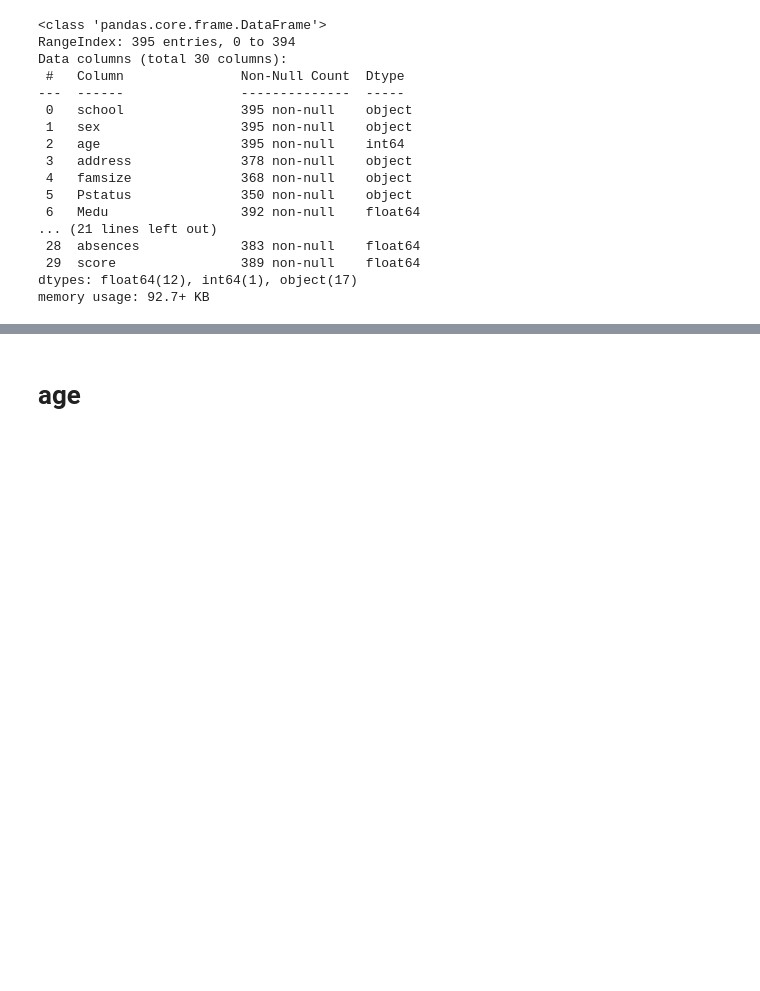
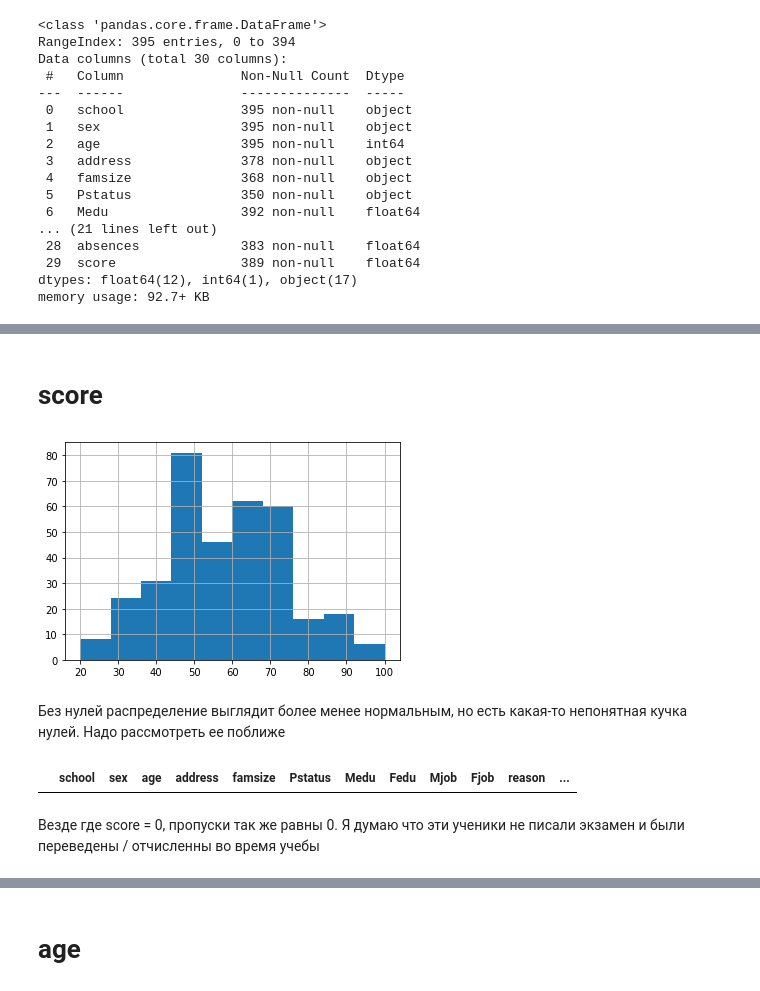
Before and after one commit to HeySlava/projects, a Jupyter notebook: module_2/Разведовательный анализ данных.ipynb, the cells around one changed output, grey strips where cells are left out. Drawn from its saved outputs; the diff is of its cells as text; code cells hidden in the pictures; blank space fills up the shorter version.

```diff
--- a/module_2/Разведовательный анализ данных.ipynb
+++ b/module_2/Разведовательный анализ данных.ipynb
@@ -134,0 +156,15 @@ memory usage: 92.7+ KB
+# %% [markdown]
+# score
+# %%
+stud.score.hist()
+plt.show()
+# %% [output]
+[figure, added]
+# %% [markdown]
+Без нулей распределение выглядит более менее нормальным, но есть какая-то непонятная кучка нулей. Надо рассмотреть ее поближе
+# %%
+stud[stud.score == 0]
+# %% [output]
+|  | school | sex | age | address | famsize | Pstatus | Medu | Fedu | Mjob | Fjob | reason | ... |
+# %% [markdown]
+Везде где score = 0, пропуски так же равны 0. Я думаю что эти ученики не писали экзамен и были переведены  / отчисленны во время учебы
```
Also changed, not shown: parts of 39 cells of this notebook, 1 other file.
